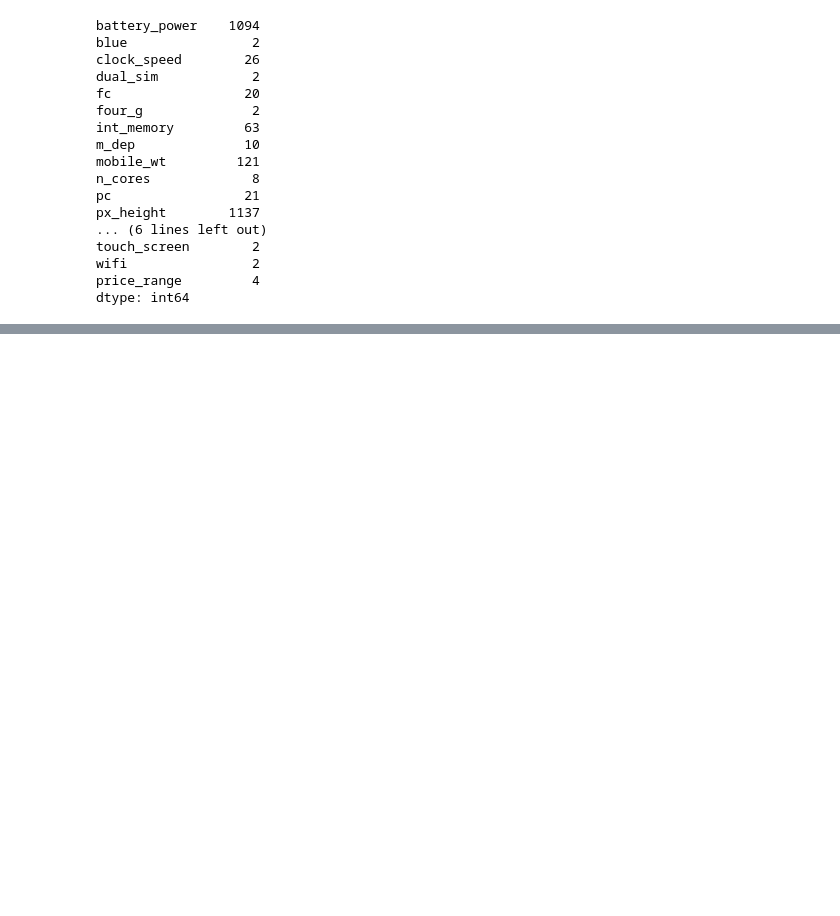
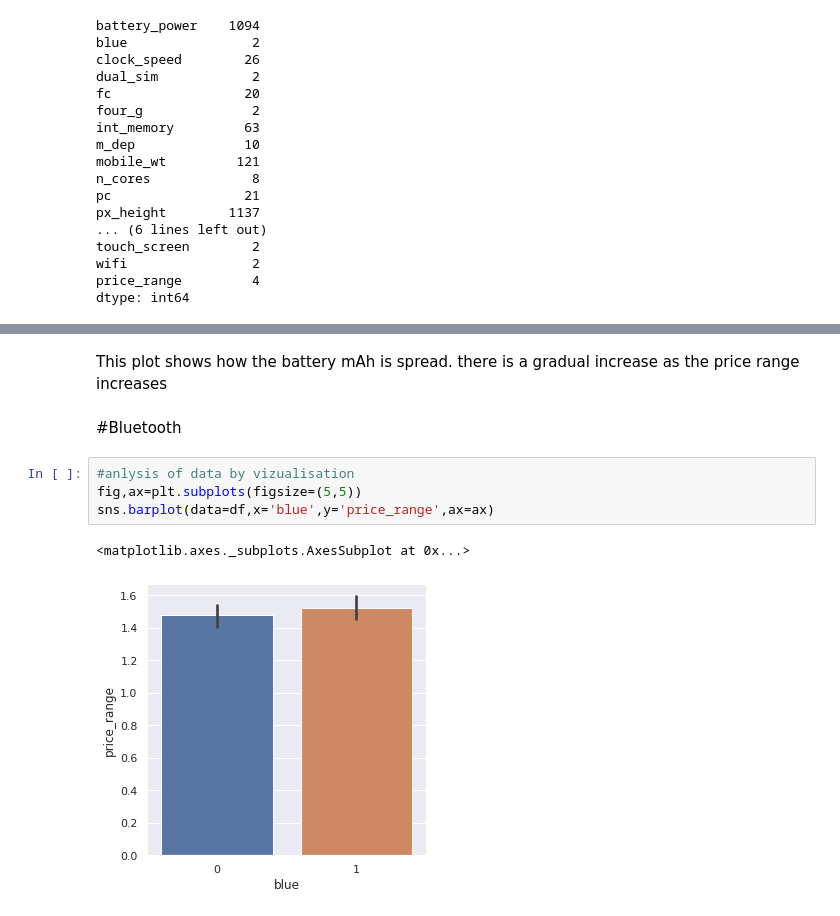
Before and after one commit to umeshbudhori/Mobile-Price-Range-Prediction, a Jupyter notebook: Mobile_Price_Range_Prediction.ipynb, the cells around one changed output, grey strips where cells are left out. Saved outputs shown, nothing was run; the diff lists cells and outputs as text; blank space fills up the shorter version.

```diff
--- a/Mobile_Price_Range_Prediction.ipynb
+++ b/Mobile_Price_Range_Prediction.ipynb
@@ -169,0 +215,11 @@ dtype: int64
+# %% [markdown]
+This plot shows how the battery mAh is spread. there is a gradual increase as the price range increases
+# %% [markdown]
+#Bluetooth
+# %%
+#anlysis of data by vizualisation
+fig,ax=plt.subplots(figsize=(5,5))
+sns.barplot(data=df,x='blue',y='price_range',ax=ax)
+# %% [output]
+<matplotlib.axes._subplots.AxesSubplot at 0x...>
+[figure, added]
```
Also changed, not shown: parts of 35 cells of this notebook.
